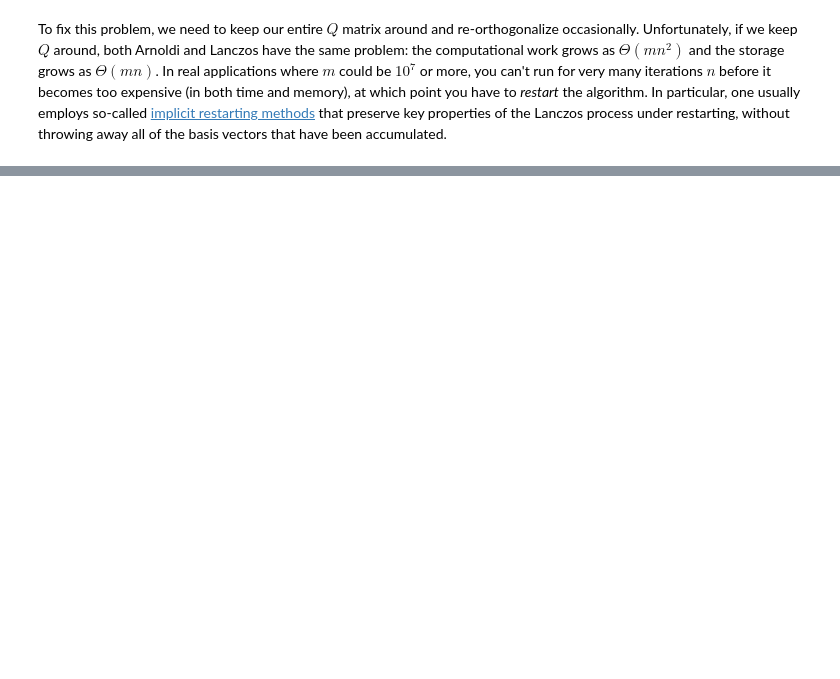
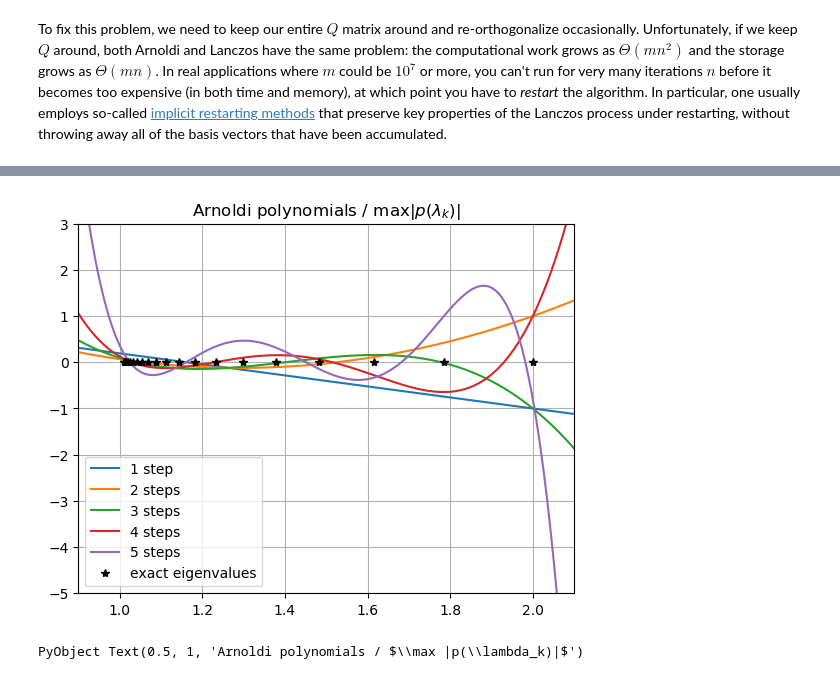
Before and after one commit to mitmath/18335, a Jupyter notebook: notes/Arnoldi.ipynb, the cells around one changed output, grey strips where cells are left out. Drawn from its saved outputs; the diff is of its cells as text; code cells hidden in the pictures; blank space fills up the shorter version.

```diff
--- a/notes/Arnoldi.ipynb
+++ b/notes/Arnoldi.ipynb
@@ -331,0 +342,2 @@ To fix this problem, we need to keep our entire $Q$ matrix around and re-orthogo
+# %%
+λ20 = exp10.(range(-2, 0, length=20)) .+ 1
@@ -331,0 +362,5 @@ To fix this problem, we need to keep our entire $Q$ matrix around and re-orthogo
+# %%
+X20 = qr(randn(20,20)).Q # a random unitary matrix via QR on a random matrix
+A20 = X20 * diagm(λ20) * X20'
+b20 = randn(20)
+H20 = arnoldi(A20, b20, 21)[1];
@@ -331,0 +371,19 @@ To fix this problem, we need to keep our entire $Q$ matrix around and re-orthogo
+# %%
+λs = range(0,3,length=1000) # for plotting
+fig = figure()
+@manipulate for n = slider(1:20, value=1)
+    withfig(fig) do
+        Hn = UpperHessenberg(H20[1:n,1:n]) # n × n submatrix
+        λn = real(eigvals(Matrix(Hn)))
+        pn = [det(Hn, shift=-λ) for λ in λs]
+        plot(λs, pn, "b-")
+        plot(λn, λn*0, "bo") # the Ritz values
+        plot(λ20, λ20*0, "r*") # the exact eigenvalues
+        grid()
+        xlim(0.9,2.1)
+        maxabs = maximum(abs, det(Hn, shift=-λ) for λ in λ20)
+        ylim(-maxabs*3,maxabs*3)
+        title("Arnoldi polynomial after $n $(n > 1 ? "steps" : "step")")
+        legend(["Arnoldi polynomial", "Ritz values", "exact eigenvalues"])
+    end
+end
@@ -331,0 +395,20 @@ To fix this problem, we need to keep our entire $Q$ matrix around and re-orthogo
+# %%
+leg = []
+for n = 1:5
+    Hn = UpperHessenberg(H20[1:n,1:n]) # n × n submatrix
+    pn = [det(Hn, shift=-λ) for λ in λs]
+    maxabs = maximum(abs, det(Hn, shift=-λ) for λ in λ20)
+    plot(λs, pn ./ maxabs, "-")
+    title("Arnoldi polynomial after $n $(n > 1 ? "steps" : "step")")
+    push!(leg, "$n $(n > 1 ? "steps" : "step")")
+end
+plot(λ20, λ20*0, "k*") # the exact eigenvalues
+push!(leg, "exact eigenvalues")
+grid()
+xlim(0.9,2.1)
+ylim(-5,3)
+legend(leg, loc="lower left")
+title(L"Arnoldi polynomials / $\max |p(\lambda_k)|$")
+# %% [output]
+[figure, added]
+PyObject Text(0.5, 1, 'Arnoldi polynomials / $\\max |p(\\lambda_k)|$')
```
Also changed, not shown: parts of 17 cells of this notebook, 1 other file.
